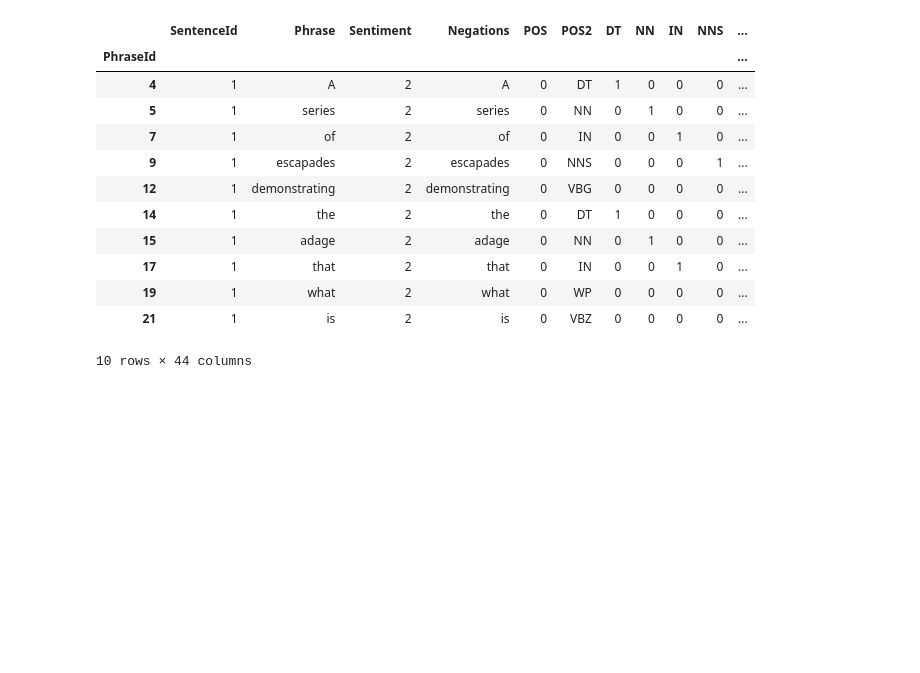
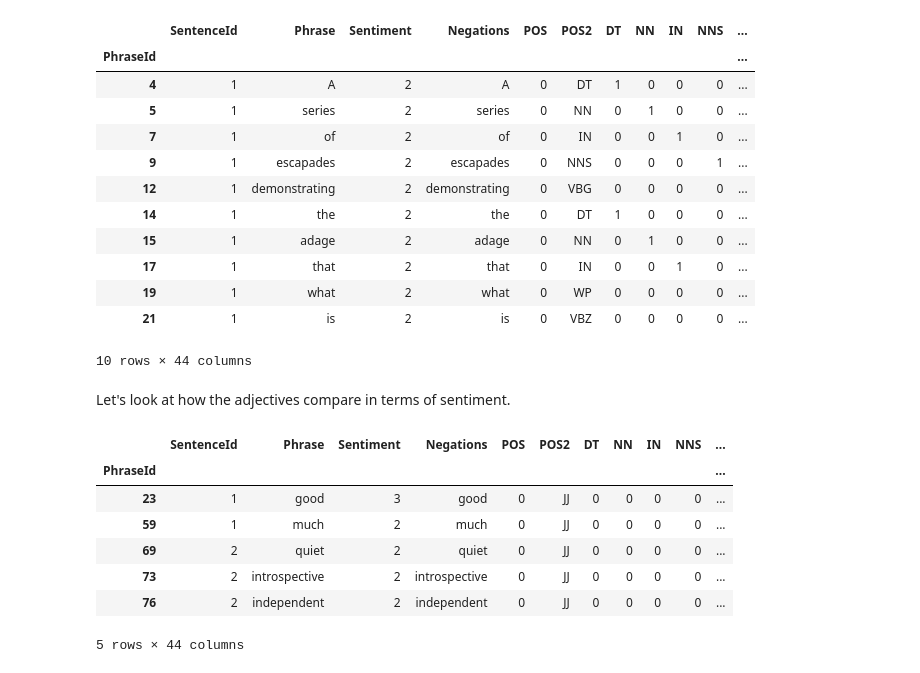
Before and after one commit to paulruvolo/DataScience16CYOA, a Jupyter notebook: Model Iteration 2.ipynb, the cells around one changed output. Saved outputs shown, nothing was run; the diff lists cells and outputs as text; code cells hidden in the pictures; blank space fills up the shorter version.

```diff
--- a/Model Iteration 2.ipynb
+++ b/Model Iteration 2.ipynb
@@ -220,3 +221,5 @@ df02_words02.head(10)
 | 19 | 1 | what | 2 | what | 0 | WP | 0 | 0 | 0 | 0 | ... |
 | 21 | 1 | is | 2 | is | 0 | VBZ | 0 | 0 | 0 | 0 | ... |
 10 rows × 44 columns
+# %% [markdown]
+Let's look at how the adjectives compare in terms of sentiment.
@@ -222,0 +230,11 @@ df02_words02.head(10)
+# %%
+adjectives.head()
+# %% [output]
+|  | SentenceId | Phrase | Sentiment | Negations | POS | POS2 | DT | NN | IN | NNS | ... |
+| PhraseId |  |  |  |  |  |  |  |  |  |  | ... |
+| 23 | 1 | good | 3 | good | 0 | JJ | 0 | 0 | 0 | 0 | ... |
+| 59 | 1 | much | 2 | much | 0 | JJ | 0 | 0 | 0 | 0 | ... |
+| 69 | 2 | quiet | 2 | quiet | 0 | JJ | 0 | 0 | 0 | 0 | ... |
+| 73 | 2 | introspective | 2 | introspective | 0 | JJ | 0 | 0 | 0 | 0 | ... |
+| 76 | 2 | independent | 2 | independent | 0 | JJ | 0 | 0 | 0 | 0 | ... |
+5 rows × 44 columns
```
Also changed, not shown: parts of 10 cells of this notebook.
